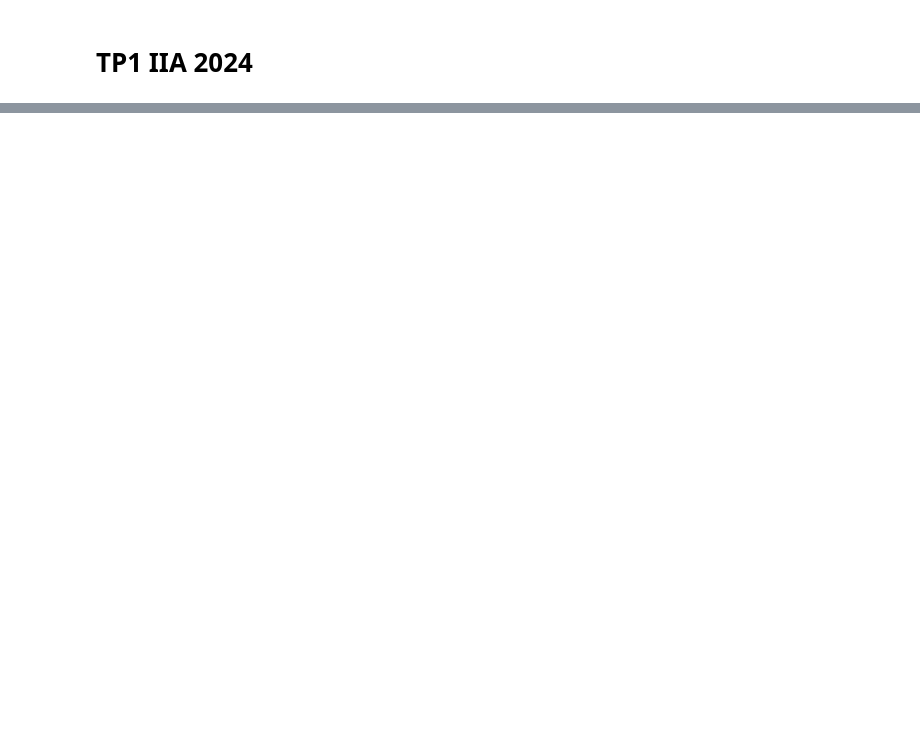
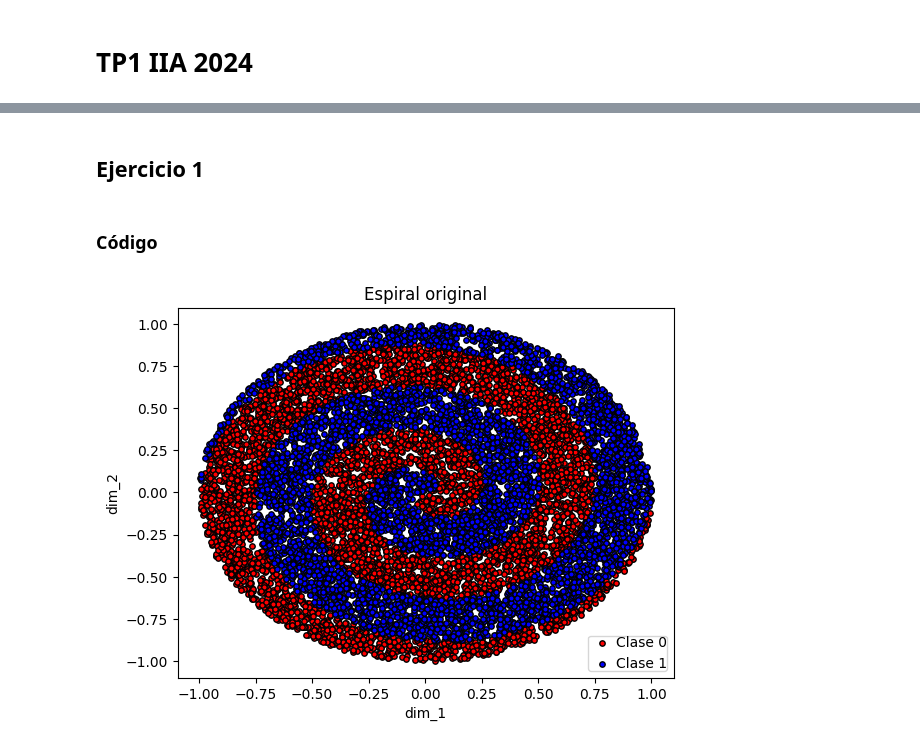
Before and after one commit to LautaroCerruti/ML-IAA-2024, a Jupyter notebook: TP1.ipynb, the cells around one changed output, grey strips where cells are left out. Drawn from its saved outputs; the diff is of its cells as text; code cells hidden in the pictures; blank space fills up the shorter version.

Commit message:
Done Ejercicio 1

```diff
--- a/TP1.ipynb
+++ b/TP1.ipynb
@@ -85,3 +89,11 @@ def espirales(n):
           count1+=1
   df = pd.DataFrame(l, columns=['dim_1', 'dim_2', 'class'])
   return df
+# %% [markdown]
+## Ejercicio 1
+# %% [markdown]
+### Código
+# %%
+sizes = [150, 600, 3000]
+dataframes_training = [espirales(x) for x in sizes]
+dataframe_test = espirales(10000)
@@ -87,0 +109,36 @@ def espirales(n):
+# %%
+target = dataframe_test["class"].to_numpy()
+feature_names = list(dataframe_test.columns.values)[:-1]
+target_names= list(set(dataframe_test["class"].values.tolist()))
+dataframe_test_2 = dataframe_test.drop(columns=["class"])
+test_data = dataframe_test_2.to_numpy()
+
+idx = np.where(target == 0)
+plt.scatter(
+    test_data[idx, 0],
+    test_data[idx, 1],
+    c=['r'],
+    label="Clase 0",
+    cmap=plt.cm.RdYlBu,
+    edgecolor="black",
+    s=15,
+)
+
+idx = np.where(target == 1)
+plt.scatter(
+    test_data[idx, 0],
+    test_data[idx, 1],
+    c=['b'],
+    label="Clase 1",
+    cmap=plt.cm.RdYlBu,
+    edgecolor="black",
+    s=15,
+)
+
+plt.xlabel(feature_names[0])
+plt.ylabel(feature_names[1])
+plt.legend(loc="lower right", borderpad=0, handletextpad=0)
+plt.title(f'Espiral original')
+plt.show()
+# %% [output]
+[figure, added]
```
Also changed, not shown: parts of 8 cells of this notebook.
